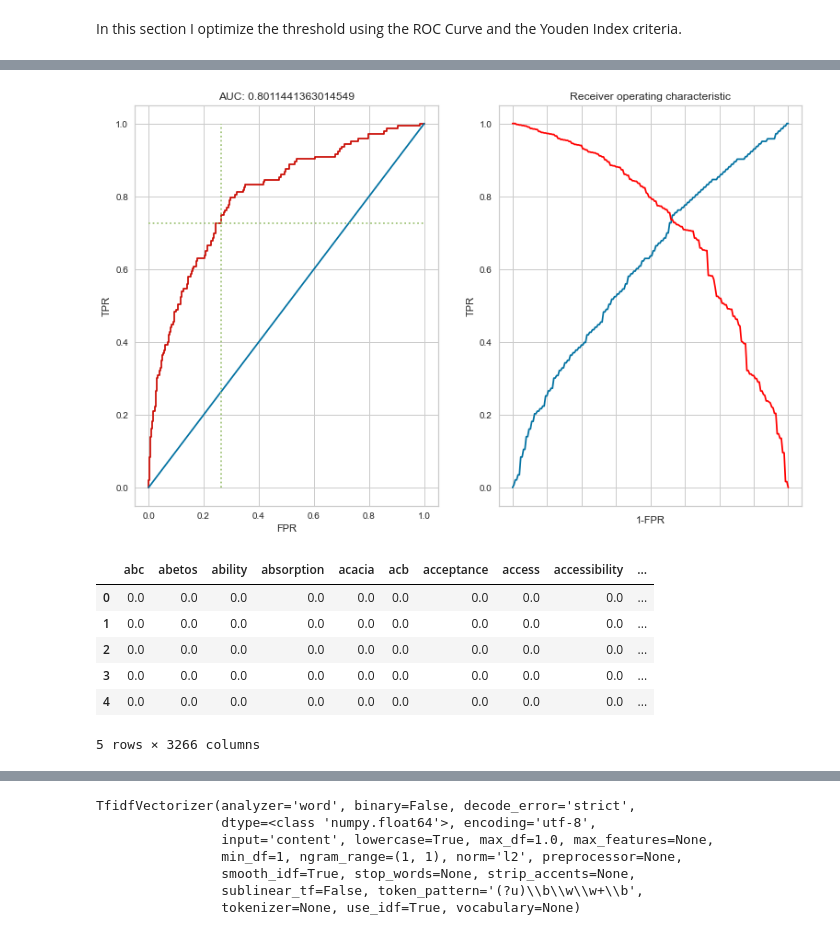
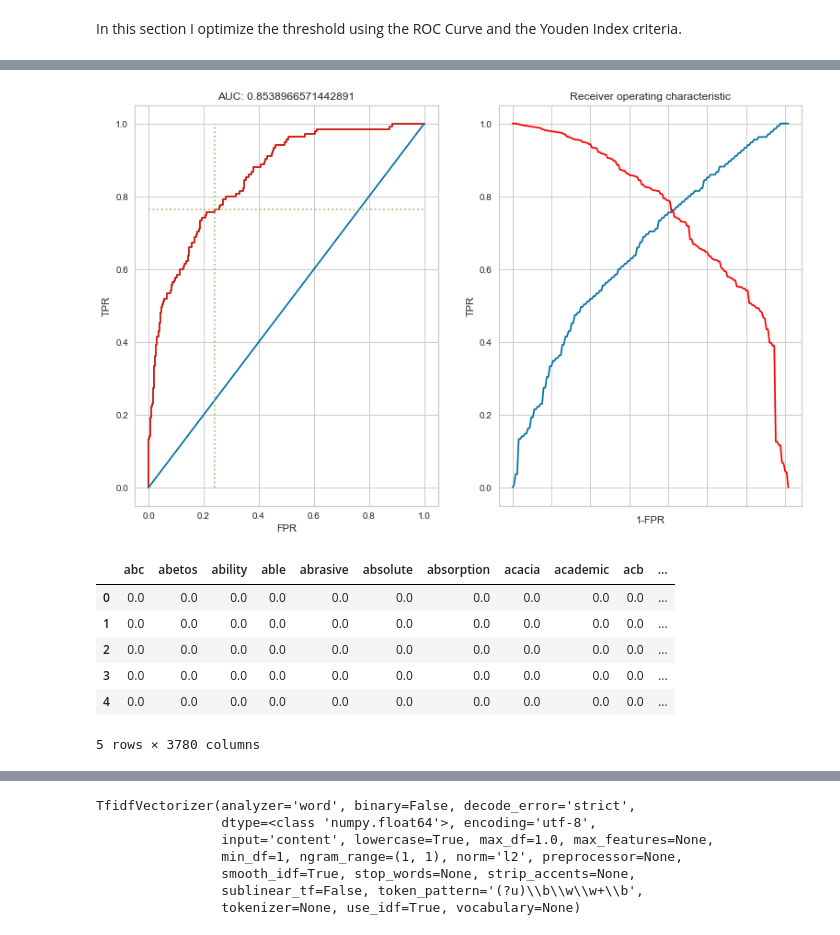
Before and after one commit to estebanarr/challenge_cratai, a Jupyter notebook: notebooks/Experimental.ipynb, the cells around one changed output, grey strips where cells are left out. Cells and saved outputs as stored; diff of their text form; code cells hidden in the pictures.

```diff
--- a/notebooks/Experimental.ipynb
+++ b/notebooks/Experimental.ipynb
@@ -376,3 +355,6 @@ plot_wordcoud(wordcounter_unique, "Words only present in group with sustainabili
 ### First Approach using AutoML (PyCaret)
 # %% [markdown]
 First I will use PyCaret to test different algorythms.
+# %%
+import pandas as pd
+data_model = pd.read_parquet('data_model.parquet')
@@ -505,9 +461,11 @@ from sklearn.metrics import confusion_matrix
 # %%
 # Define training ad validation set
 
-X = data_bag.drop(['Label'], axis=1)
-y = data_bag['Label']
-X_train, X_valid, y_train, y_valid = train_test_split(X, y, test_size=0.3, random_state=42)
+X = data_model.drop(['Label'], axis=1)
+y = data_model['Label']
+label_encoder = LabelEncoder()
+y = label_encoder.fit_transform(y)
+X_train, X_valid, y_train, y_valid = train_test_split(X, y, test_size=0.3, random_state=42,stratify=y)
 # %%
 # Since data is unbalanced, I will use SMOTE(Synthetic Minority Over-sampling Technique) to create syntechic data in the training set.
 
@@ -516,4 +474,10 @@ X_train_resampled, y_train_resampled = smote.fit_resample(X_train, y_train)
 # %%
 # Define the model
 
-lgb_model = lgb.LGBMClassifier(reg_alpha=0.001, reg_lambda=5)
+# lgb_model = lgb.LGBMClassifier(reg_alpha=0.001, reg_lambda=5)
+
+lr_model = LogisticRegression(class_weight='balanced', dual=False,
+                            fit_intercept=True, intercept_scaling=1, l1_ratio=None,
+                            max_iter=1000, multi_class='auto', n_jobs=None,
+                            random_state=42, tol=0.0001, verbose=0,
+                            warm_start=False)
@@ -528,20 +484,17 @@ LGBMClassifier(bagging_fraction=0.8, bagging_freq=3, boosting_type='gbdt',
 # %%
 # Parameters to be optimized
 
-param_grid = {'min_child_samples':[5,10,20],
-            'num_leaves': [20, 30, 40],
-            'max_depth': [5, 10, 15],
-            'learning_rate': [0.01, 0.1,0.2],
-            'n_estimators': [50, 100, 200]
+param_grid = {'penalty': [ 'l2'],
+            'C': [0.01, 0.1, 1, 2.5, 3],
             }
 
 # I am going to search the best parameters using Grid search with KFold CV
 
-grid_search = GridSearchCV(estimator=lgb_model, param_grid=param_grid, cv=10, n_jobs=-1, verbose=2, scoring='f1')
+grid_search = GridSearchCV(estimator=lr_model, param_grid=param_grid, cv=10, n_jobs=-1, verbose=2, scoring='f1')
 
 # Training step
-best_lgb_model = grid_search.fit(X_train_resampled, y_train_resampled)
+best_lr_model = grid_search.fit(X_train_resampled, y_train_resampled)
 
-best_params = best_lgb_model.best_params_
+best_params = best_lr_model.best_params_
 print("Best hyperparameters:", best_params)
 # %% [output]
@@ -649,19 +593,19 @@ roc_df[roc_df.threshold==threshold[0]]
 # %%
-plot_roc_auc(y_valid,  best_lgb_model.predict_proba(X_valid)[:, 1] ,0.727273,0.264022)
+plot_roc_auc(y_valid,  best_lr_model.predict_proba(X_valid)[:, 1] ,0.762963,0.239513)
 # %% [output]
-[figure, old version]
+[figure, new version]
 # %%
 X_test_predictions=X_valid.reset_index(drop=True)
-X_test_predictions['predictions_probs']=best_lgb_model.predict_proba(X_test_predictions)[:, 1]
+X_test_predictions['predictions_probs']=best_lr_model.predict_proba(X_test_predictions)[:, 1]
 X_test_predictions.head()
 # %% [output]
-|  | abc | abetos | ability | absorption | acacia | acb | acceptance | access | accessibility | ... |
-| 0 | 0.0 | 0.0 | 0.0 | 0.0 | 0.0 | 0.0 | 0.0 | 0.0 | 0.0 | ... |
-| 1 | 0.0 | 0.0 | 0.0 | 0.0 | 0.0 | 0.0 | 0.0 | 0.0 | 0.0 | ... |
-| 2 | 0.0 | 0.0 | 0.0 | 0.0 | 0.0 | 0.0 | 0.0 | 0.0 | 0.0 | ... |
-| 3 | 0.0 | 0.0 | 0.0 | 0.0 | 0.0 | 0.0 | 0.0 | 0.0 | 0.0 | ... |
-| 4 | 0.0 | 0.0 | 0.0 | 0.0 | 0.0 | 0.0 | 0.0 | 0.0 | 0.0 | ... |
+|  | abc | abetos | ability | able | abrasive | absolute | absorption | acacia | academic | acb | ... |
+| 0 | 0.0 | 0.0 | 0.0 | 0.0 | 0.0 | 0.0 | 0.0 | 0.0 | 0.0 | 0.0 | ... |
+| 1 | 0.0 | 0.0 | 0.0 | 0.0 | 0.0 | 0.0 | 0.0 | 0.0 | 0.0 | 0.0 | ... |
+| 2 | 0.0 | 0.0 | 0.0 | 0.0 | 0.0 | 0.0 | 0.0 | 0.0 | 0.0 | 0.0 | ... |
+| 3 | 0.0 | 0.0 | 0.0 | 0.0 | 0.0 | 0.0 | 0.0 | 0.0 | 0.0 | 0.0 | ... |
+| 4 | 0.0 | 0.0 | 0.0 | 0.0 | 0.0 | 0.0 | 0.0 | 0.0 | 0.0 | 0.0 | ... |
-5 rows × 3266 columns
+5 rows × 3780 columns
 # %%
 X_test_predictions['pred_label'] = X_test_predictions['predictions_probs'].apply(lambda x: 1 if x>threshold[0] else 0 )
 X_test_predictions.head()
```
Also changed, not shown: parts of 30 cells of this notebook, 9 other files.
